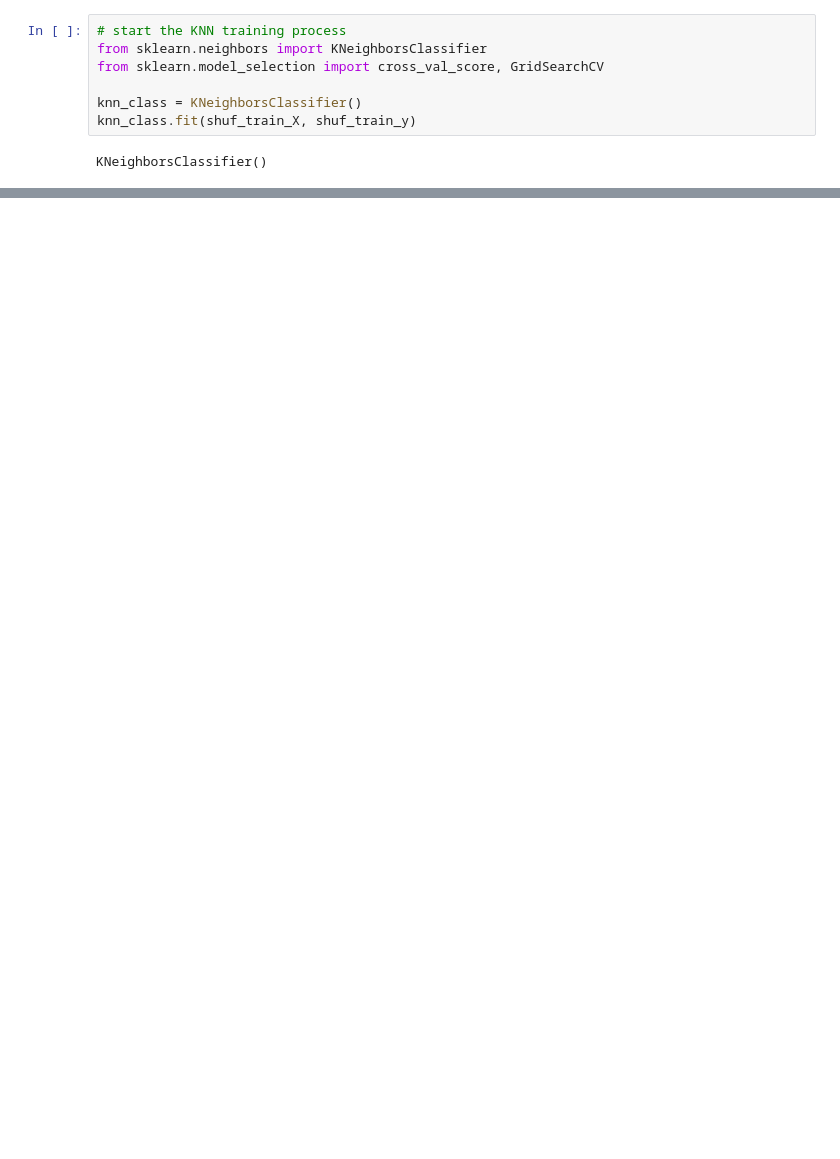
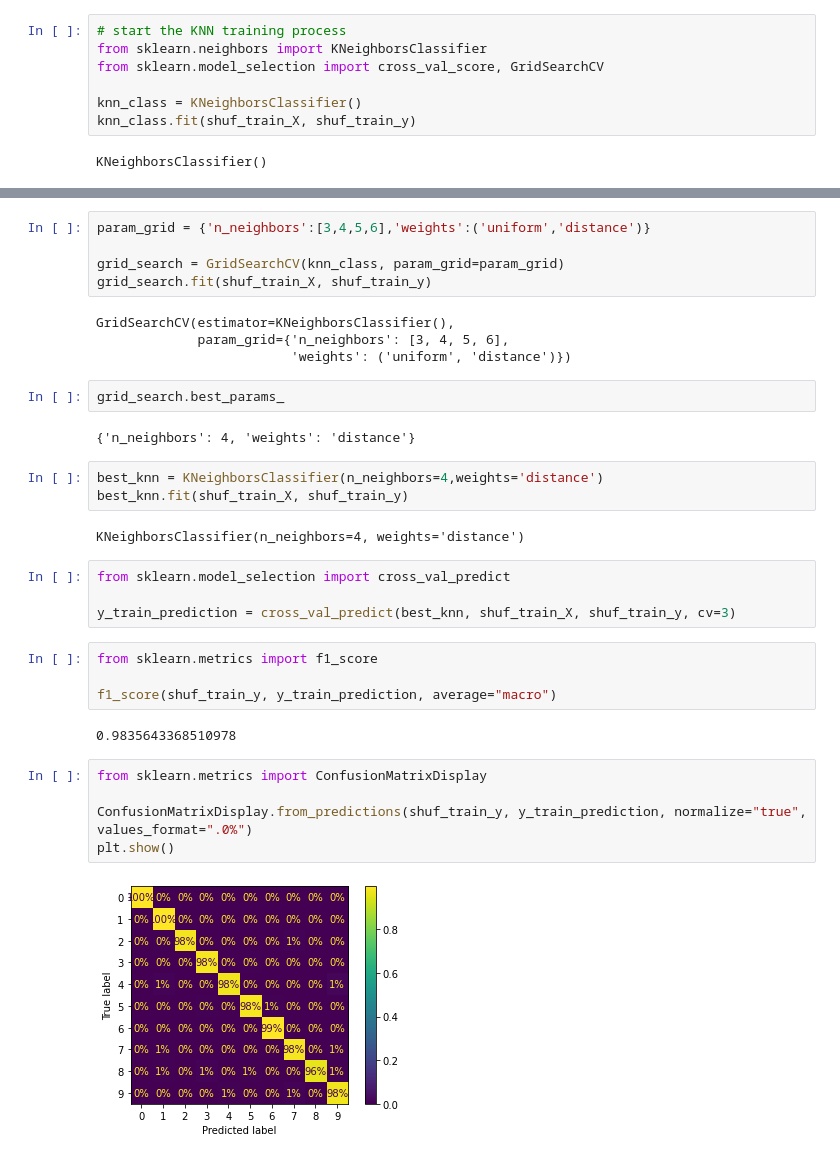
Before and after one commit to PCEnthusiastXIoT/handson-ml-oreilly, a Jupyter notebook: HOMLCH3Ex2.ipynb, the cells around one changed output, grey strips where cells are left out. Cells and saved outputs as stored; diff of their text form; blank space fills up the shorter version.

```diff
--- a/HOMLCH3Ex2.ipynb
+++ b/HOMLCH3Ex2.ipynb
@@ -126,0 +127,35 @@ array([0.97822, 0.97949, 0.97965])
+# %%
+param_grid = {'n_neighbors':[3,4,5,6],'weights':('uniform','distance')}
+
+grid_search = GridSearchCV(knn_class, param_grid=param_grid)
+grid_search.fit(shuf_train_X, shuf_train_y)
+# %% [output]
+GridSearchCV(estimator=KNeighborsClassifier(),
+             param_grid={'n_neighbors': [3, 4, 5, 6],
+                         'weights': ('uniform', 'distance')})
+# %%
+grid_search.best_params_
+# %% [output]
+{'n_neighbors': 4, 'weights': 'distance'}
+# %%
+best_knn = KNeighborsClassifier(n_neighbors=4,weights='distance')
+best_knn.fit(shuf_train_X, shuf_train_y)
+# %% [output]
+KNeighborsClassifier(n_neighbors=4, weights='distance')
+# %%
+from sklearn.model_selection import cross_val_predict
+
+y_train_prediction = cross_val_predict(best_knn, shuf_train_X, shuf_train_y, cv=3)
+# %%
+from sklearn.metrics import f1_score
+
+f1_score(shuf_train_y, y_train_prediction, average="macro")
+# %% [output]
+0.9835643368510978
+# %%
+from sklearn.metrics import ConfusionMatrixDisplay
+
+ConfusionMatrixDisplay.from_predictions(shuf_train_y, y_train_prediction, normalize="true", values_format=".0%")
+plt.show()
+# %% [output]
+[figure, added]
```
Also changed, not shown: parts of 8 cells of this notebook.
